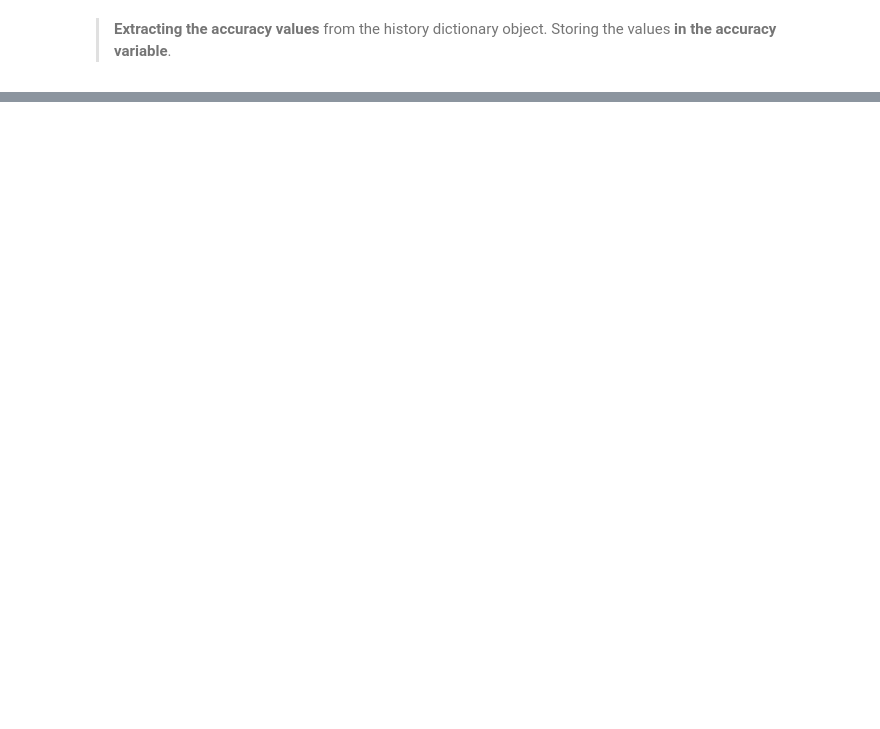
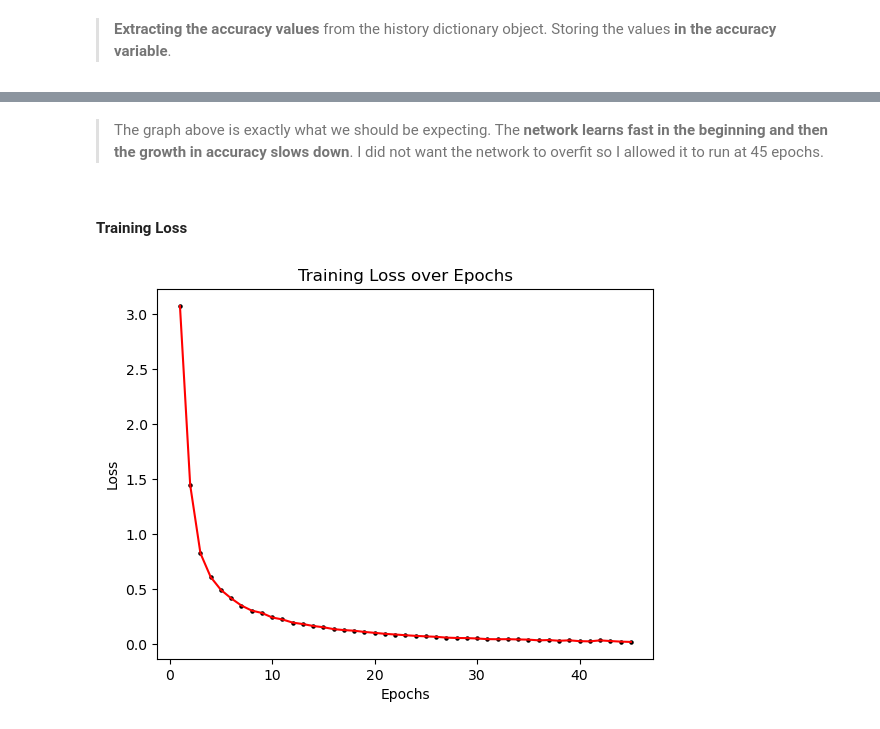
Before and after one commit to redayzarra/CNN_TrafficSigns, a Jupyter notebook: Traffic_Sign_Classfication.ipynb, the cells around one changed output, grey strips where cells are left out. Saved outputs shown, nothing was run; the diff lists cells and outputs as text; code cells hidden in the pictures; blank space fills up the shorter version.

Commit message:
Using matplotlib to plot all the accuracy and loss graphs for training and validation data

```diff
--- a/Traffic_Sign_Classfication.ipynb
+++ b/Traffic_Sign_Classfication.ipynb
@@ -461,0 +480,14 @@ epochs = range(1, len(accuracy) + 1)
+# %% [markdown]
+> The graph above is exactly what we should be expecting. The **network learns fast in the beginning and then the growth in accuracy slows down**. I did not want the network to overfit so I allowed it to run at 45 epochs.
+# %% [markdown]
+#### Training Loss
+# %%
+plt.scatter(epochs, loss, color = 'black', sizes = [5])
+plt.plot(epochs, loss, color = 'red')
+plt.title('Training Loss over Epochs')
+plt.xlabel('Epochs')
+plt.ylabel('Loss')
+
+plt.show()
+# %% [output]
+[figure, added]
```
Also changed, not shown: parts of 44 cells of this notebook, 1 other file.
